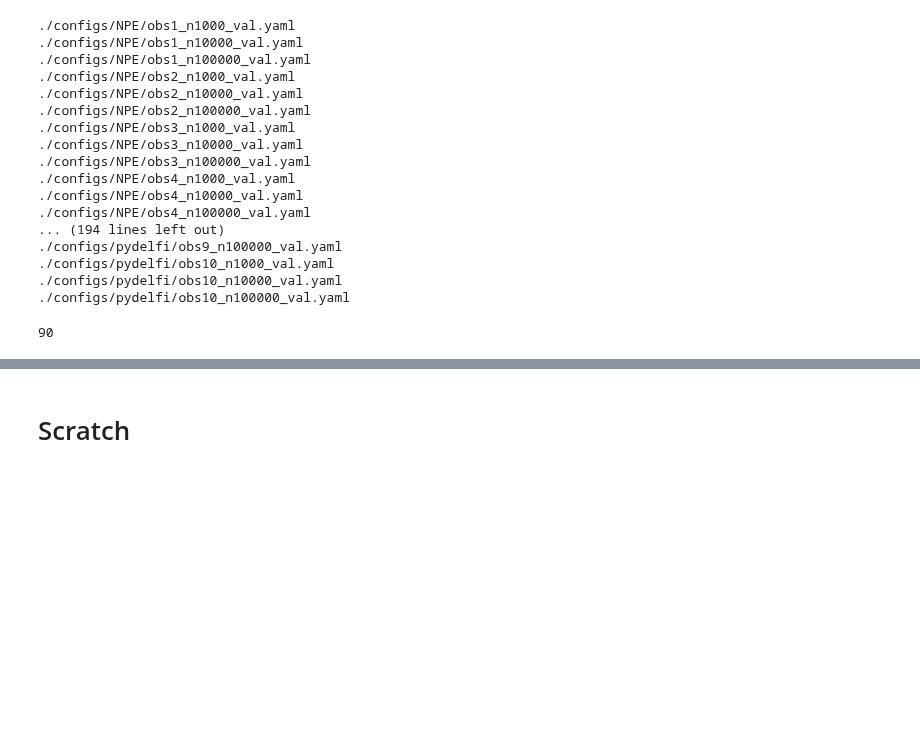
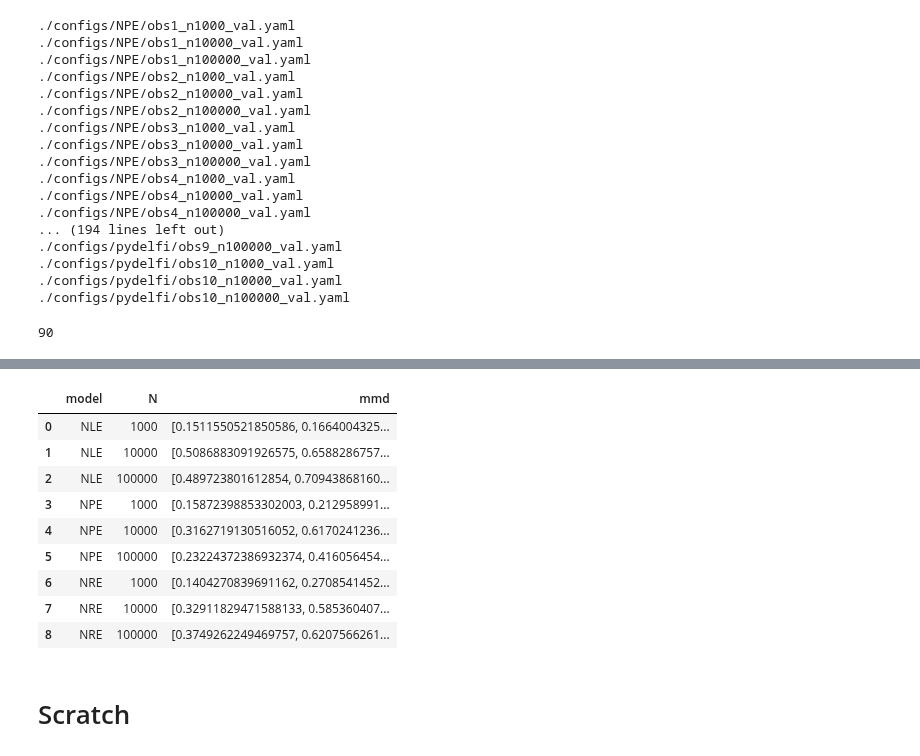
Before and after one commit to maho3/ltu-ili, a Jupyter notebook: paper/3_slcp/fig2b.ipynb, the cells around one changed output, grey strips where cells are left out. Saved outputs shown, nothing was run; the diff lists cells and outputs as text; code cells hidden in the pictures; blank space fills up the shorter version.

```diff
--- a/paper/3_slcp/fig2b.ipynb
+++ b/paper/3_slcp/fig2b.ipynb
@@ -350,3 +423,16 @@ df.to_csv(filename, index=False, header=False)
+# %%
+percs
+# %% [output]
+|  | model | N | mmd |
+| 0 | NLE | 1000 | [0.1511550521850586, 0.1664004325... |
+| 1 | NLE | 10000 | [0.5086883091926575, 0.6588286757... |
+| 2 | NLE | 100000 | [0.489723801612854, 0.70943868160... |
+| 3 | NPE | 1000 | [0.15872398853302003, 0.212958991... |
+| 4 | NPE | 10000 | [0.3162719130516052, 0.6170241236... |
+| 5 | NPE | 100000 | [0.23224372386932374, 0.416056454... |
+| 6 | NRE | 1000 | [0.1404270839691162, 0.2708541452... |
+| 7 | NRE | 10000 | [0.32911829471588133, 0.585360407... |
+| 8 | NRE | 100000 | [0.3749262249469757, 0.6207566261... |
 # %% [markdown]
 # Scratch
 # %%
```
Also changed, not shown: parts of 13 cells of this notebook, 2 other files.
